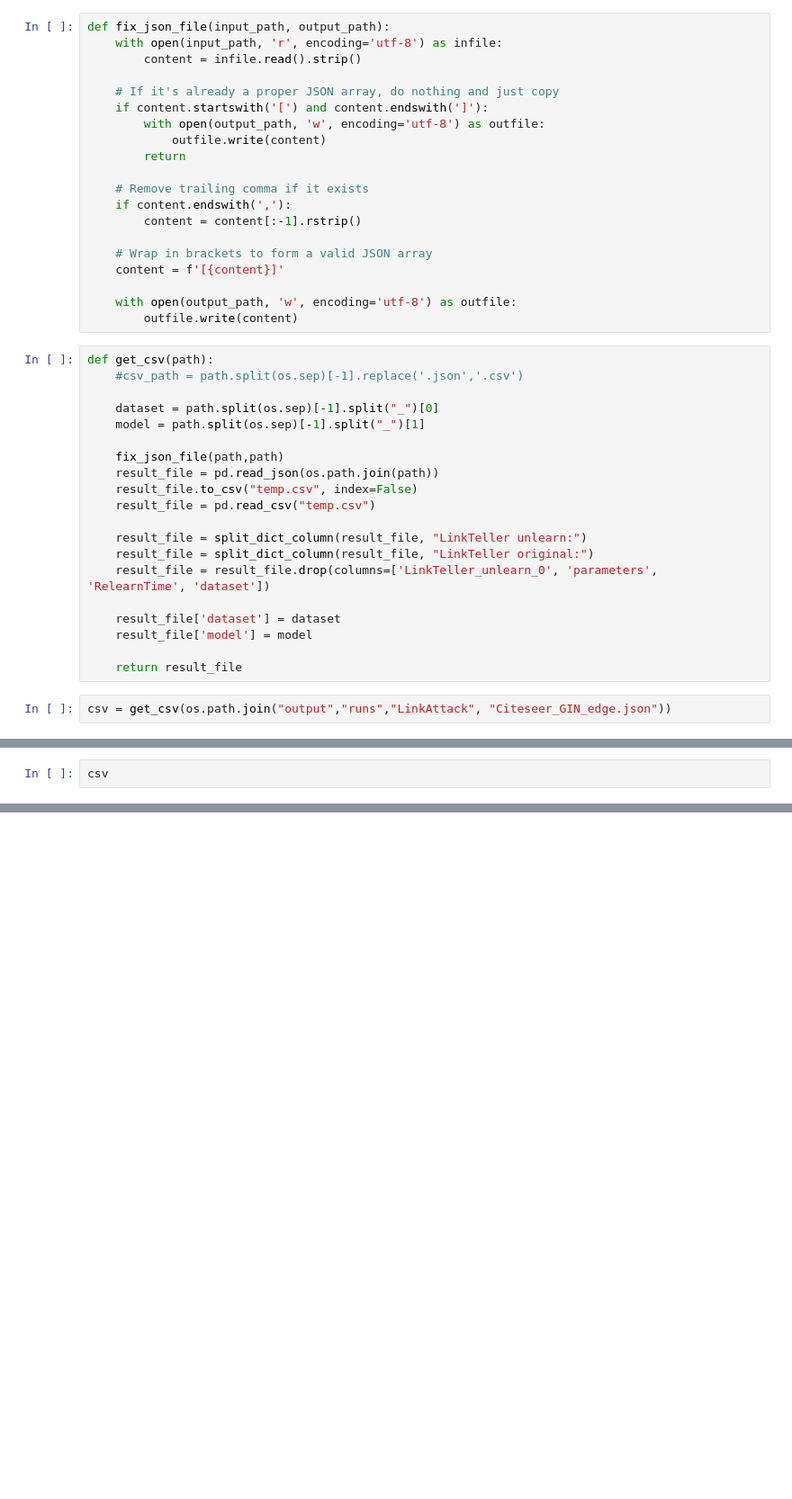
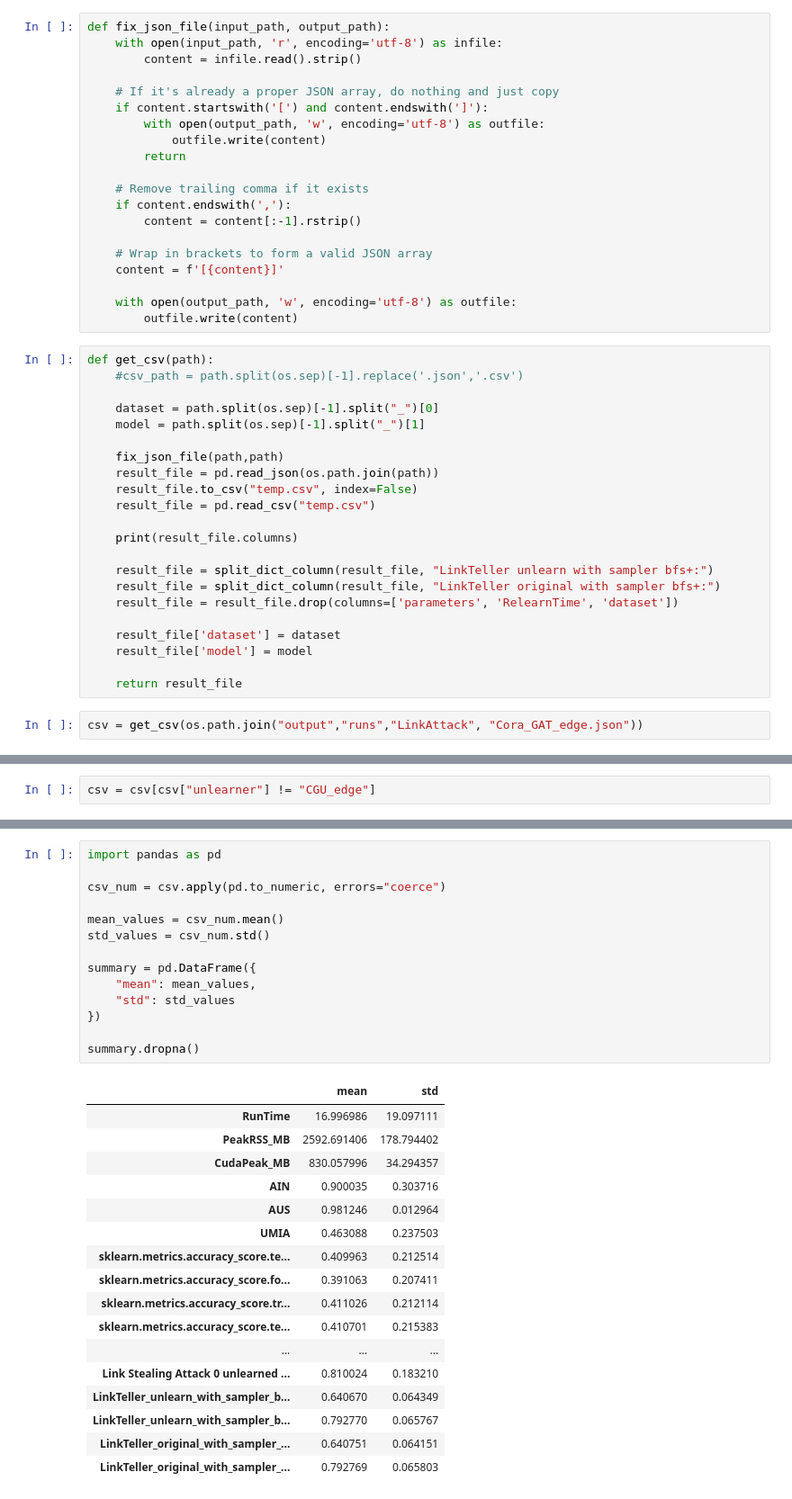
Before and after one commit to dangeloandrea14/LinkInference, a Jupyter notebook: json_to_csv.ipynb, the cells around one changed output, grey strips where cells are left out. Shown at 90% size. Drawn from its saved outputs; the diff is of its cells as text; blank space fills up the shorter version.

```diff
--- a/json_to_csv.ipynb
+++ b/json_to_csv.ipynb
@@ -70,13 +103,15 @@ def get_csv(path):
     result_file.to_csv("temp.csv", index=False)
     result_file = pd.read_csv("temp.csv")
 
-    result_file = split_dict_column(result_file, "LinkTeller unlearn:")
-    result_file = split_dict_column(result_file, "LinkTeller original:")
-    result_file = result_file.drop(columns=['LinkTeller_unlearn_0', 'parameters', 'RelearnTime', 'dataset'])
+    print(result_file.columns)
+
+    result_file = split_dict_column(result_file, "LinkTeller unlearn with sampler bfs+:")
+    result_file = split_dict_column(result_file, "LinkTeller original with sampler bfs+:")
+    result_file = result_file.drop(columns=['parameters', 'RelearnTime', 'dataset'])
 
     result_file['dataset'] = dataset
     result_file['model'] = model
 
     return result_file
 # %%
-csv = get_csv(os.path.join("output","runs","LinkAttack", "Citeseer_GIN_edge.json"))
+csv = get_csv(os.path.join("output","runs","LinkAttack", "Cora_GAT_edge.json"))
@@ -83,2 +135,2 @@ csv = get_csv(os.path.join("output","runs","LinkAttack", "Citeseer_GIN_edge.json
 # %%
-csv
+csv = csv[csv["unlearner"] != "CGU_edge"]
@@ -102,0 +137,32 @@ csv
+# %%
+import pandas as pd
+
+csv_num = csv.apply(pd.to_numeric, errors="coerce")
+
+mean_values = csv_num.mean()
+std_values = csv_num.std()
+
+summary = pd.DataFrame({
+    "mean": mean_values,
+    "std": std_values
+})
+
+summary.dropna()
+# %% [output]
+|  | mean | std |
+| RunTime | 16.996986 | 19.097111 |
+| PeakRSS_MB | 2592.691406 | 178.794402 |
+| CudaPeak_MB | 830.057996 | 34.294357 |
+| AIN | 0.900035 | 0.303716 |
+| AUS | 0.981246 | 0.012964 |
+| UMIA | 0.463088 | 0.237503 |
+| sklearn.metrics.accuracy_score.te... | 0.409963 | 0.212514 |
+| sklearn.metrics.accuracy_score.fo... | 0.391063 | 0.207411 |
+| sklearn.metrics.accuracy_score.tr... | 0.411026 | 0.212114 |
+| sklearn.metrics.accuracy_score.te... | 0.410701 | 0.215383 |
+| ... | ... | ... |
+| Link Stealing Attack 0 unlearned ... | 0.810024 | 0.183210 |
+| LinkTeller_unlearn_with_sampler_b... | 0.640670 | 0.064349 |
+| LinkTeller_unlearn_with_sampler_b... | 0.792770 | 0.065767 |
+| LinkTeller_original_with_sampler_... | 0.640751 | 0.064151 |
+| LinkTeller_original_with_sampler_... | 0.792769 | 0.065803 |
```
Also changed, not shown: parts of 4 cells of this notebook, 58 other files.
